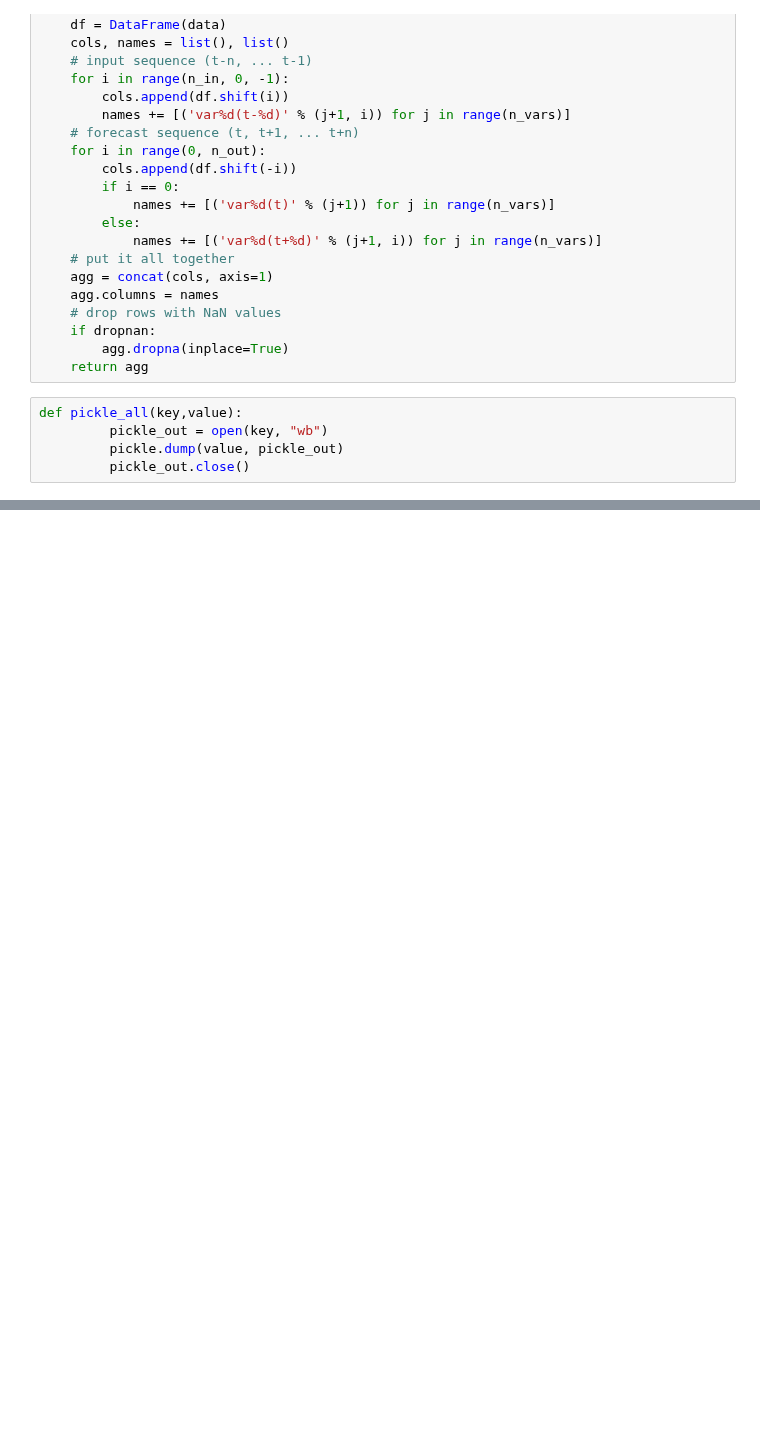
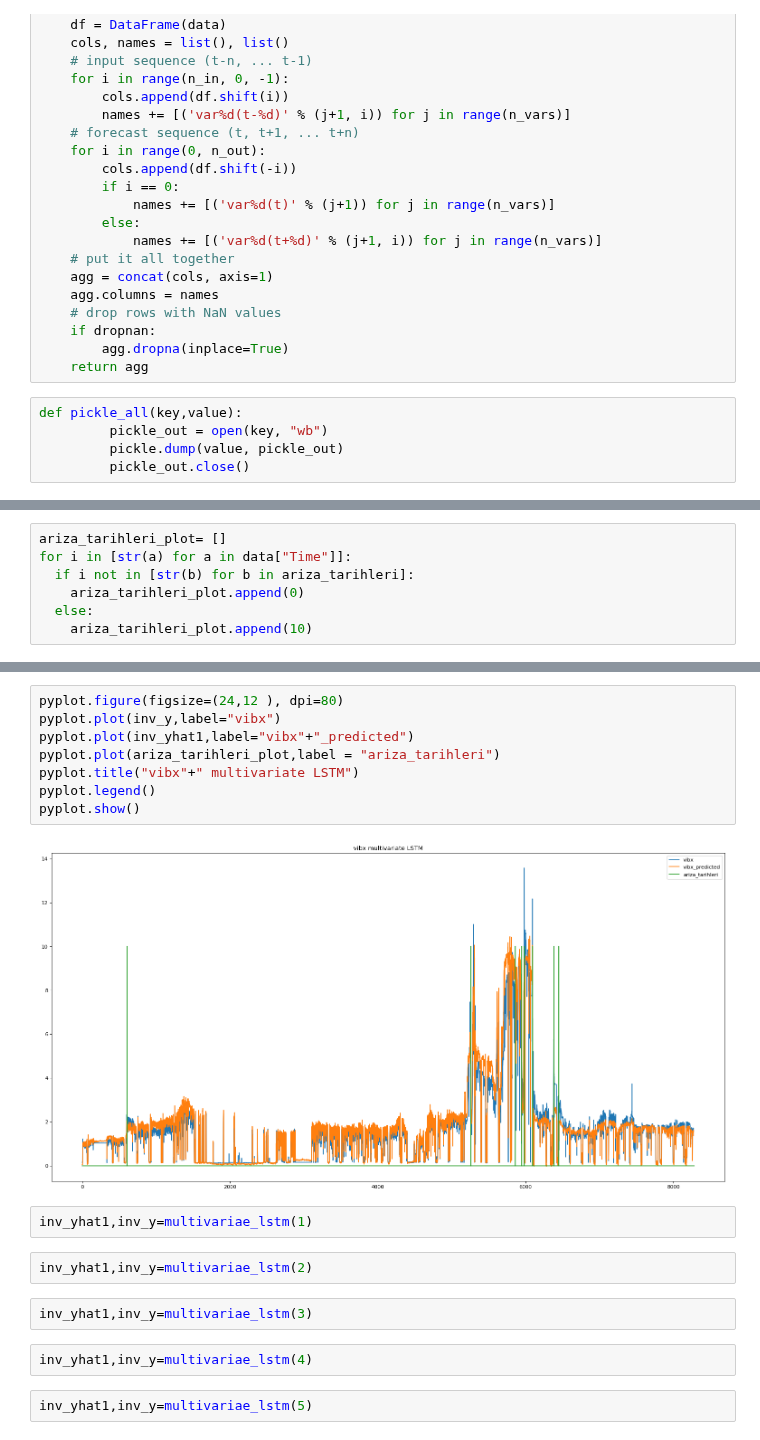
Before and after one commit to MustafaBozkurt84/predictive-maintanance-LSTM, a Jupyter notebook: MultivariateTimeSeriesLSTM.ipynb, the cells around one changed output, grey strips where cells are left out. Drawn from its saved outputs; the diff is of its cells as text; blank space fills up the shorter version.

```diff
--- a/MultivariateTimeSeriesLSTM.ipynb
+++ b/MultivariateTimeSeriesLSTM.ipynb
@@ -275,0 +292,7 @@ multivariae_lstm(54)
+# %%
+ariza_tarihleri_plot= []
+for i in [str(a) for a in data["Time"]]:
+  if i not in [str(b) for b in ariza_tarihleri]:
+    ariza_tarihleri_plot.append(0)
+  else:
+    ariza_tarihleri_plot.append(10)
@@ -275,0 +310,20 @@ multivariae_lstm(54)
+# %%
+pyplot.figure(figsize=(24,12 ), dpi=80)
+pyplot.plot(inv_y,label="vibx")
+pyplot.plot(inv_yhat1,label="vibx"+"_predicted")
+pyplot.plot(ariza_tarihleri_plot,label = "ariza_tarihleri")
+pyplot.title("vibx"+" multivariate LSTM")
+pyplot.legend()
+pyplot.show()
+# %% [output]
+[figure, added]
+# %%
+inv_yhat1,inv_y=multivariae_lstm(1)
+# %%
+inv_yhat1,inv_y=multivariae_lstm(2)
+# %%
+inv_yhat1,inv_y=multivariae_lstm(3)
+# %%
+inv_yhat1,inv_y=multivariae_lstm(4)
+# %%
+inv_yhat1,inv_y=multivariae_lstm(5)
```
Also changed, not shown: parts of 40 cells of this notebook.
